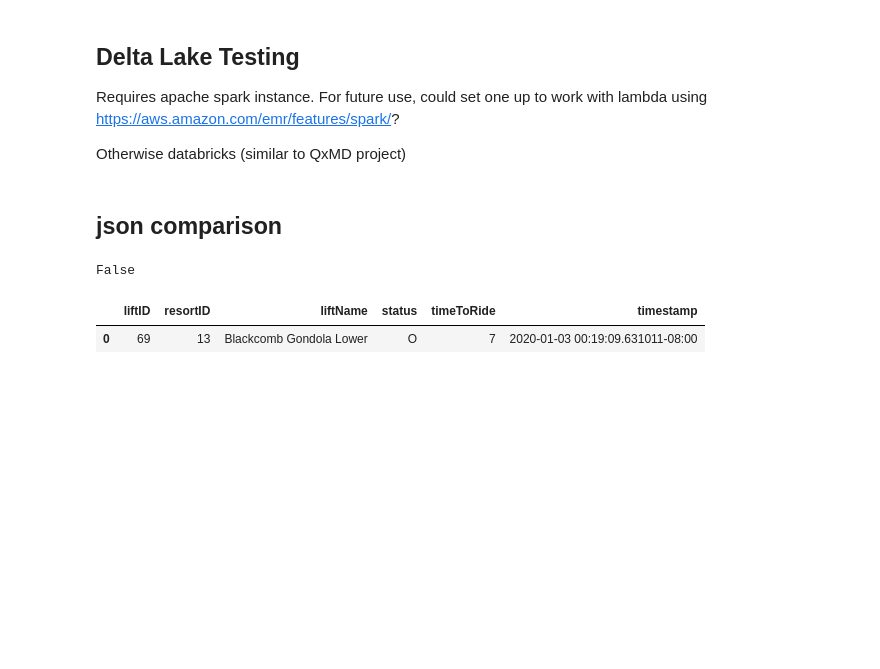
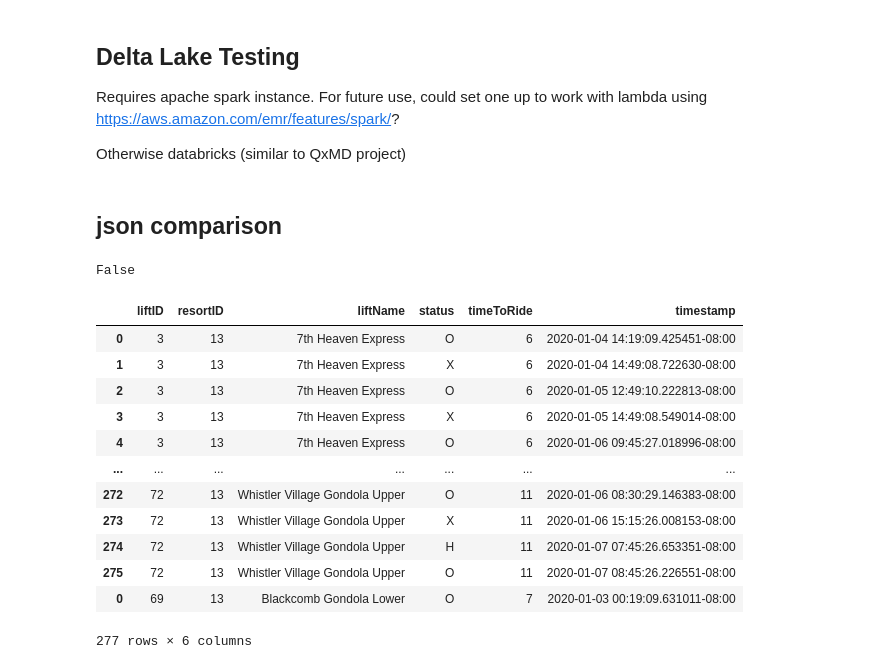
Before and after one commit to Pall-v/snowbot, a Jupyter notebook: process_json.ipynb, the cells around one changed output. Cells and saved outputs as stored; diff of their text form; code cells hidden in the pictures; blank space fills up the shorter version.

```diff
--- a/process_json.ipynb
+++ b/process_json.ipynb
@@ -204,8 +256,21 @@ False
 merge_json(suffix="test.json", save_file=merged_test_file)
 df_test = load_merged_json_as_df(merged_test_file)
 df_test = set_lifts_df_datatypes(df_test)
-get_status_changes(df_test)
+lifts_status_changes_df_test = get_status_changes(df_test)
-# %% [output]
-|  | liftID | resortID | liftName | status | timeToRide | timestamp |
-| 0 | 69 | 13 | Blackcomb Gondola Lower | O | 7 | 2020-01-03 00:19:09.631011-08:00 |
+# %%
+lifts_status_changes_df.append(lifts_status_changes_df_test)
+# %% [output]
+|  | liftID | resortID | liftName | status | timeToRide | timestamp |
+| 0 | 3 | 13 | 7th Heaven Express | O | 6 | 2020-01-04 14:19:09.425451-08:00 |
+| 1 | 3 | 13 | 7th Heaven Express | X | 6 | 2020-01-04 14:49:08.722630-08:00 |
+| 2 | 3 | 13 | 7th Heaven Express | O | 6 | 2020-01-05 12:49:10.222813-08:00 |
+| 3 | 3 | 13 | 7th Heaven Express | X | 6 | 2020-01-05 14:49:08.549014-08:00 |
+| 4 | 3 | 13 | 7th Heaven Express | O | 6 | 2020-01-06 09:45:27.018996-08:00 |
+| ... | ... | ... | ... | ... | ... | ... |
+| 272 | 72 | 13 | Whistler Village Gondola Upper | O | 11 | 2020-01-06 08:30:29.146383-08:00 |
+| 273 | 72 | 13 | Whistler Village Gondola Upper | X | 11 | 2020-01-06 15:15:26.008153-08:00 |
+| 274 | 72 | 13 | Whistler Village Gondola Upper | H | 11 | 2020-01-07 07:45:26.653351-08:00 |
+| 275 | 72 | 13 | Whistler Village Gondola Upper | O | 11 | 2020-01-07 08:45:26.226551-08:00 |
+| 0 | 69 | 13 | Blackcomb Gondola Lower | O | 7 | 2020-01-03 00:19:09.631011-08:00 |
+277 rows × 6 columns
 # %%
```
Also changed, not shown: parts of 13 cells of this notebook, 7 other files.
